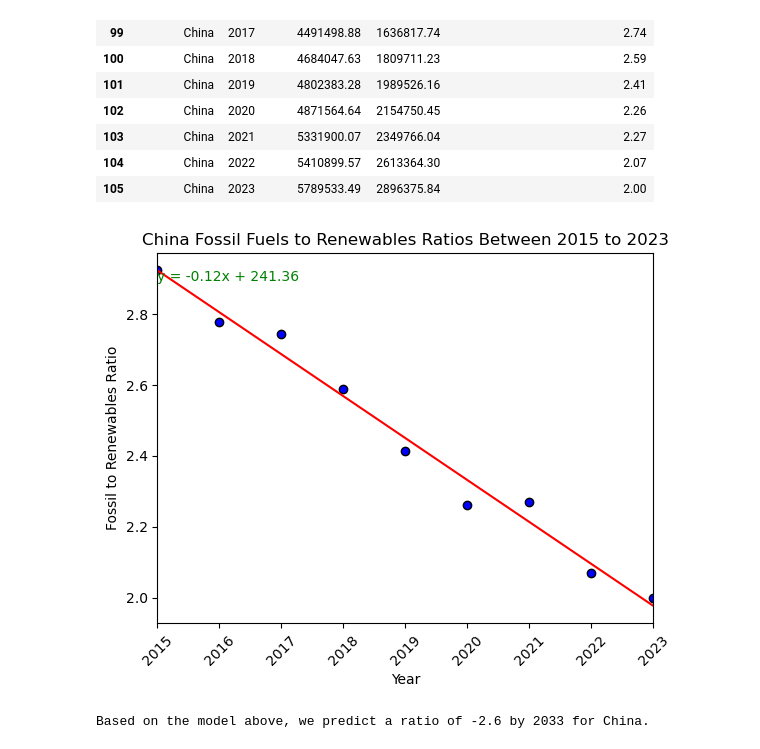
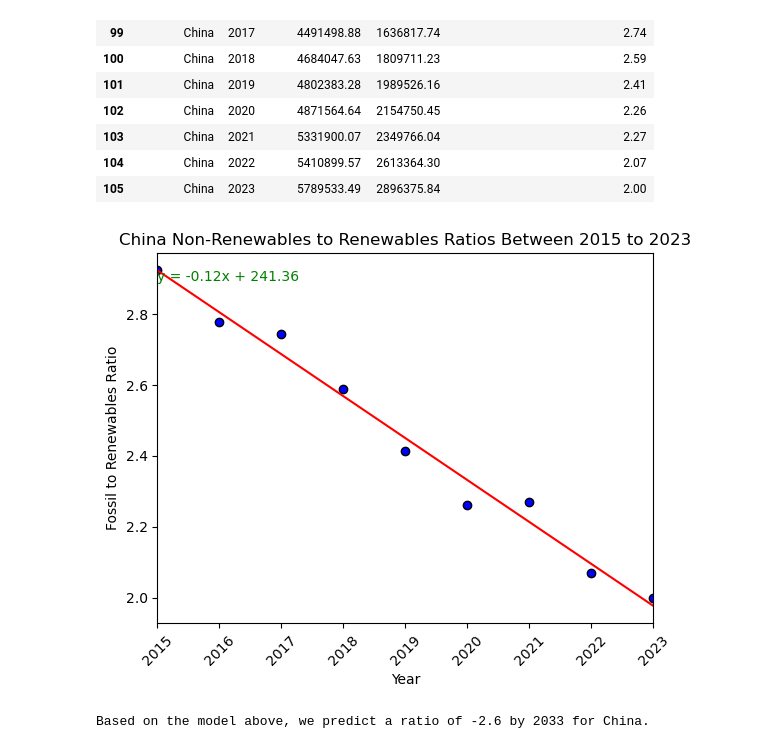
Before and after one commit to bburwinkel0721/Electric-Production, a Jupyter notebook: electricity_anaylsis.ipynb, the cells around one changed output. Cells and saved outputs as stored; diff of their text form; code cells hidden in the pictures.

```diff
--- a/electricity_anaylsis.ipynb
+++ b/electricity_anaylsis.ipynb
@@ -759,35 +759,35 @@ x_values = china_df['Year']
 y_values = china_df['Non-Renewable to Renewable Ratio']
 
 # Create scatter plot
 fig, ax = plt.subplots()
 ax.scatter(x_values, y_values, color = 'blue', edgecolors= 'black')
 
 # Add linear regression to scatterplot
 (slope, intercept, rvalue, pvalue, stderr) = stats.linregress(x_values, y_values)
 regression_line = x_values * slope + intercept
 
 ax.plot(x_values, regression_line, color='red', label='Linear Regression')
 equation = f'y = {slope:.2f}x + {intercept:.2f}'
 
 plt.text(china_df['Year'].iloc[0], china_df['Non-Renewable to Renewable Ratio'].iloc[0], equation, fontsize=10, color='green', ha = 'left', va = 'top')
 
 # Add labels/title
 ax.set_xlabel('Year')
 ax.set_ylabel('Fossil to Renewables Ratio')
 ax.set_xlim(2015, 2023)
-ax.set_title("China Fossil Fuels to Renewables Ratios Between 2015 to 2023")
+ax.set_title("China Non-Renewables to Renewables Ratios Between 2015 to 2023")
 ax.set_xticks(range(2015,2024))
 
 # Rotate x-axis tick labels by 45 degrees
 ax.set_xticklabels(ax.get_xticks(), rotation=45)
 
 # Save image to output folder
 fig.savefig('./output_data/China_fossil_to_renewables_ratios')
 
 # Show Graph
 plt.show()
 # %% [output]
-[figure, old version]
+[figure, new version]
 # %%
 # Using the equation for the line, predict what the ratio will be in 10 years (2023)
 china_future_ratio = -0.12*2033 + 241.36
```
Also changed, not shown: parts of 2 cells of this notebook, 3 other files.
